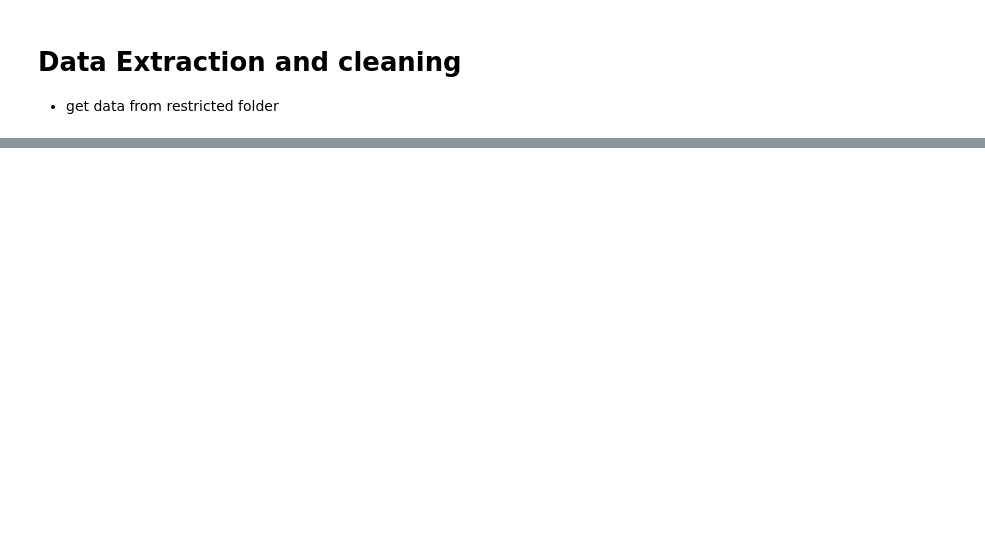
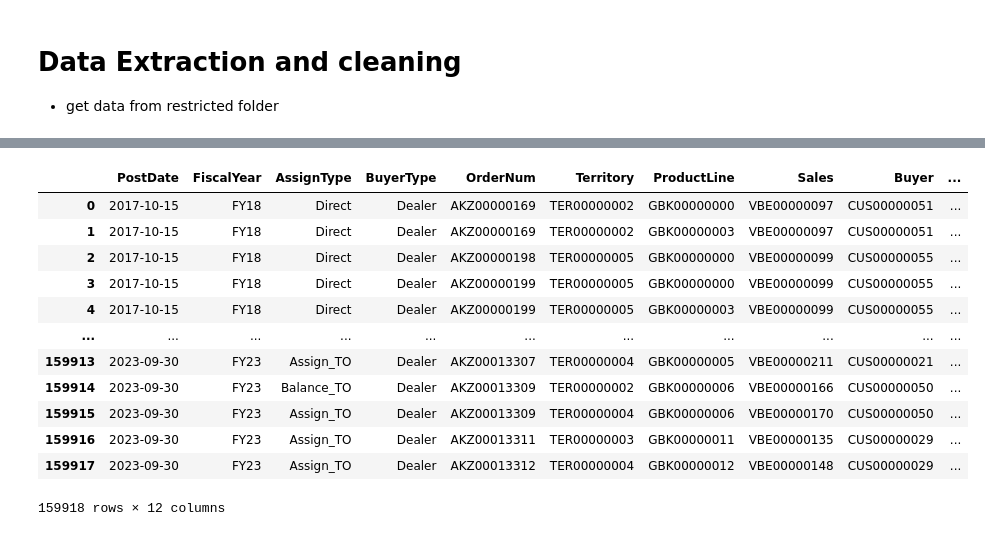
Before and after one commit to Nyahua/ruc, a Jupyter notebook: time_series/homework/00-data_Extraction.ipynb, the cells around one changed output, grey strips where cells are left out. Saved outputs shown, nothing was run; the diff lists cells and outputs as text; code cells hidden in the pictures; blank space fills up the shorter version.

```diff
--- a/time_series/homework/00-data_Extraction.ipynb
+++ b/time_series/homework/00-data_Extraction.ipynb
@@ -3,10 +3,8 @@
 
 - get data from restricted folder
 # %%
+# pip install python-calamine
 import pandas as pd
 from pathlib import Path
-
-SHAREFOLDER = Path('/mnt/share/')
-DATAFOLDER = SHAREFOLDER / 'histo/NO-TO'
-filenames = list(DATAFOLDER.iterdir())
-[f.name for f in filenames]
+from sklearn import preprocessing
+label_encoder = preprocessing.LabelEncoder()
@@ -45,0 +170,17 @@ df
+# %%
+cols = ['PostDate', 'FiscalYear', 'AssignType', 'BuyerType', 'OrderNum', 'Territory', 'ProductLine', 'Sales', 'Buyer', 'AssignedCustomer', 'OR', 'TO']
+ts[cols]
+# %% [output]
+|  | PostDate | FiscalYear | AssignType | BuyerType | OrderNum | Territory | ProductLine | Sales | Buyer | ... |
+| 0 | 2017-10-15 | FY18 | Direct | Dealer | AKZ00000169 | TER00000002 | GBK00000000 | VBE00000097 | CUS00000051 | ... |
+| 1 | 2017-10-15 | FY18 | Direct | Dealer | AKZ00000169 | TER00000002 | GBK00000003 | VBE00000097 | CUS00000051 | ... |
+| 2 | 2017-10-15 | FY18 | Direct | Dealer | AKZ00000198 | TER00000005 | GBK00000000 | VBE00000099 | CUS00000055 | ... |
+| 3 | 2017-10-15 | FY18 | Direct | Dealer | AKZ00000199 | TER00000005 | GBK00000000 | VBE00000099 | CUS00000055 | ... |
+| 4 | 2017-10-15 | FY18 | Direct | Dealer | AKZ00000199 | TER00000005 | GBK00000003 | VBE00000099 | CUS00000055 | ... |
+| ... | ... | ... | ... | ... | ... | ... | ... | ... | ... | ... |
+| 159913 | 2023-09-30 | FY23 | Assign_TO | Dealer | AKZ00013307 | TER00000004 | GBK00000005 | VBE00000211 | CUS00000021 | ... |
+| 159914 | 2023-09-30 | FY23 | Balance_TO | Dealer | AKZ00013309 | TER00000002 | GBK00000006 | VBE00000166 | CUS00000050 | ... |
+| 159915 | 2023-09-30 | FY23 | Assign_TO | Dealer | AKZ00013309 | TER00000004 | GBK00000006 | VBE00000170 | CUS00000050 | ... |
+| 159916 | 2023-09-30 | FY23 | Assign_TO | Dealer | AKZ00013311 | TER00000003 | GBK00000011 | VBE00000135 | CUS00000029 | ... |
+| 159917 | 2023-09-30 | FY23 | Assign_TO | Dealer | AKZ00013312 | TER00000004 | GBK00000012 | VBE00000148 | CUS00000029 | ... |
+159918 rows × 12 columns
```
Also changed, not shown: parts of 8 cells of this notebook, 3 other files.
